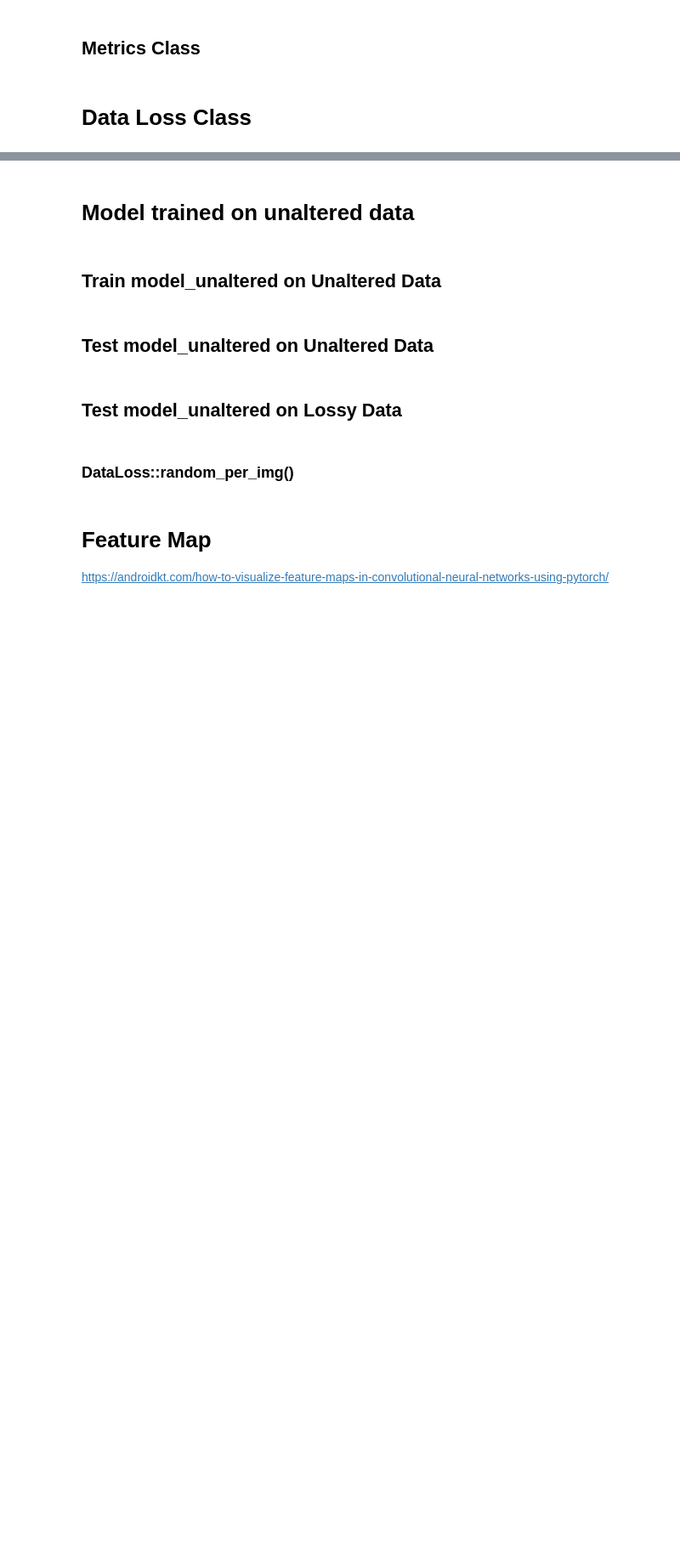
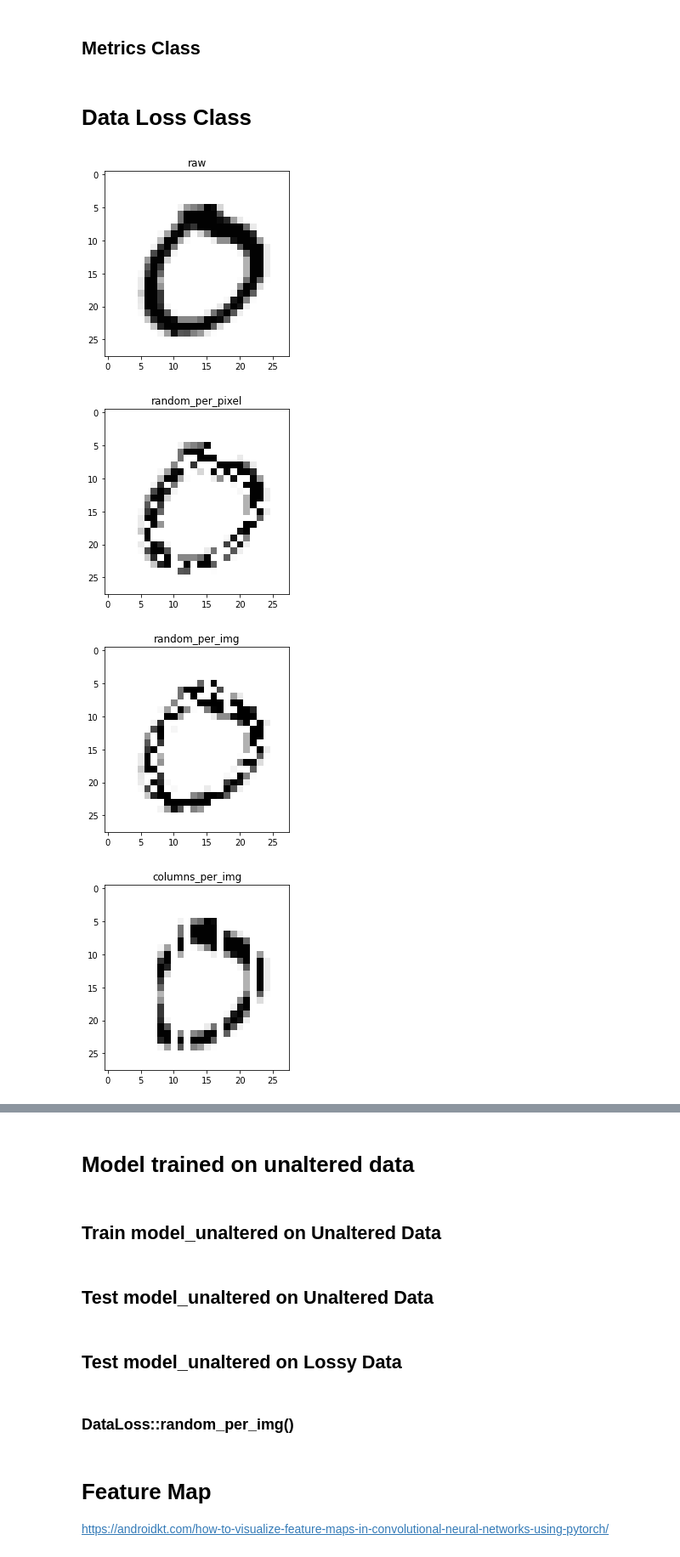
Before and after one commit to dillonmarquard/cnn-training-with-data-loss, a Jupyter notebook: image-data-loss-exploratory-analysis.ipynb, the cells around one changed output, grey strips where cells are left out. Shown at 85% size. Drawn from its saved outputs; the diff is of its cells as text; code cells hidden in the pictures; blank space fills up the shorter version.

```diff
--- a/image-data-loss-exploratory-analysis.ipynb
+++ b/image-data-loss-exploratory-analysis.ipynb
@@ -184,12 +246,15 @@ metric = Metrics()
 class DataLoss:
     def __init__(self):
         pass
+    def unaltered(self,inputs: torch.Tensor,ppp: float=0.0) -> torch.Tensor:
+        return inputs
+
     def random_per_pixel(self,inputs: torch.Tensor,ppp: float=0.0) -> torch.Tensor:
         # ppp: proportion per pixel
         lossyinputs = torch.clone(inputs)
         mask = torch.Tensor(np.random.rand(inputs.shape[0],inputs.shape[1],inputs.shape[2],inputs.shape[3]))
         lossyinputs = lossyinputs * (mask > ppp)
-        return lossyinputs
+        return lossyinputs.type(torch.FloatTensor)
 
     def random_per_img(self,inputs: torch.Tensor,ppp: float=0.0) -> torch.Tensor:
         if int(inputs.shape[2]*inputs.shape[3]*ppp) < 1:
@@ -203,16 +268,55 @@ class DataLoss:
             np.random.shuffle(mask[i])
         mask = torch.Tensor(mask.reshape((inputs.shape[0],inputs.shape[1],inputs.shape[2],inputs.shape[3])))
         lossyinputs *= mask
-        return lossyinputs
+        return lossyinputs.type(torch.FloatTensor)
+
+    def columns_per_img(self,inputs: torch.Tensor,ppp: float=0.0) -> torch.Tensor:
+        num_col = int(inputs.shape[3]*ppp)
+        to_rem = np.random.choice([x for x in range(inputs.shape[2])],size=num_col,replace=False)
+        mask = np.ones((inputs.shape[0],inputs.shape[1],inputs.shape[2],inputs.shape[3]))
+        for col in to_rem:
+            mask[:,:,:,col] = 0
+        lossyinputs = torch.clone(inputs)*mask
+        return lossyinputs.type(torch.FloatTensor)
+
+    def rows_per_img(self,inputs: torch.Tensor,ppp: float=0.0) -> torch.Tensor:
+        num_row = int(inputs.shape[2]*ppp)
+        to_rem = np.random.choice([x for x in range(inputs.shape[2])],size=num_row,replace=False)
+        mask = np.ones((inputs.shape[0],inputs.shape[1],inputs.shape[2],inputs.shape[3]))
+        for row in to_rem:
+            mask[:,:,row,:] = 0
+        lossyinputs = torch.clone(inputs)*mask
+        return lossyinputs.type(torch.FloatTensor)
+
+    def rowcol_per_img(self,inputs: torch.Tensor,ppp: float=0.0) -> torch.Tensor:
+        lossyinputs = torch.clone(inputs)
+        lossyinputs = self.rows_per_img(lossyinputs,ppp*.85)
+        lossyinputs = self.columns_per_img(lossyinputs,ppp*.85)
+        return lossyinputs.type(torch.FloatTensor)
+
 dloss = DataLoss()
 # %%
 inputs = next(iter(train_loader))[0]
 plt.imshow(inputs[0][0],cmap='Greys')
 plt.title('raw')
 plt.show()
-plt.imshow(dloss.random_per_pixel(inputs,0.5)[0][0],cmap='Greys')
+plt.imshow(dloss.random_per_pixel(inputs,0.3)[0][0],cmap='Greys')
 plt.title('random_per_pixel')
 plt.show()
-plt.imshow(dloss.random_per_img(inputs,0.5)[0][0],cmap='Greys')
+plt.imshow(dloss.random_per_img(inputs,0.3)[0][0],cmap='Greys')
 plt.title('random_per_img')
 plt.show()
+plt.imshow(dloss.columns_per_img(inputs,0.3)[0][0],cmap='Greys')
+plt.title('columns_per_img')
+plt.show()
+plt.imshow(dloss.rows_per_img(inputs,0.3)[0][0],cmap='Greys')
+plt.title('rows_per_img')
+plt.show()
+plt.imshow(dloss.rowcol_per_img(inputs,0.3)[0][0],cmap='Greys')
+plt.title('rowcol_per_img')
+plt.show()
+# %% [output]
+[figure, added]
+[figure, added]
+[figure, added]
+[figure, added]
```
Also changed, not shown: parts of 32 cells of this notebook.
